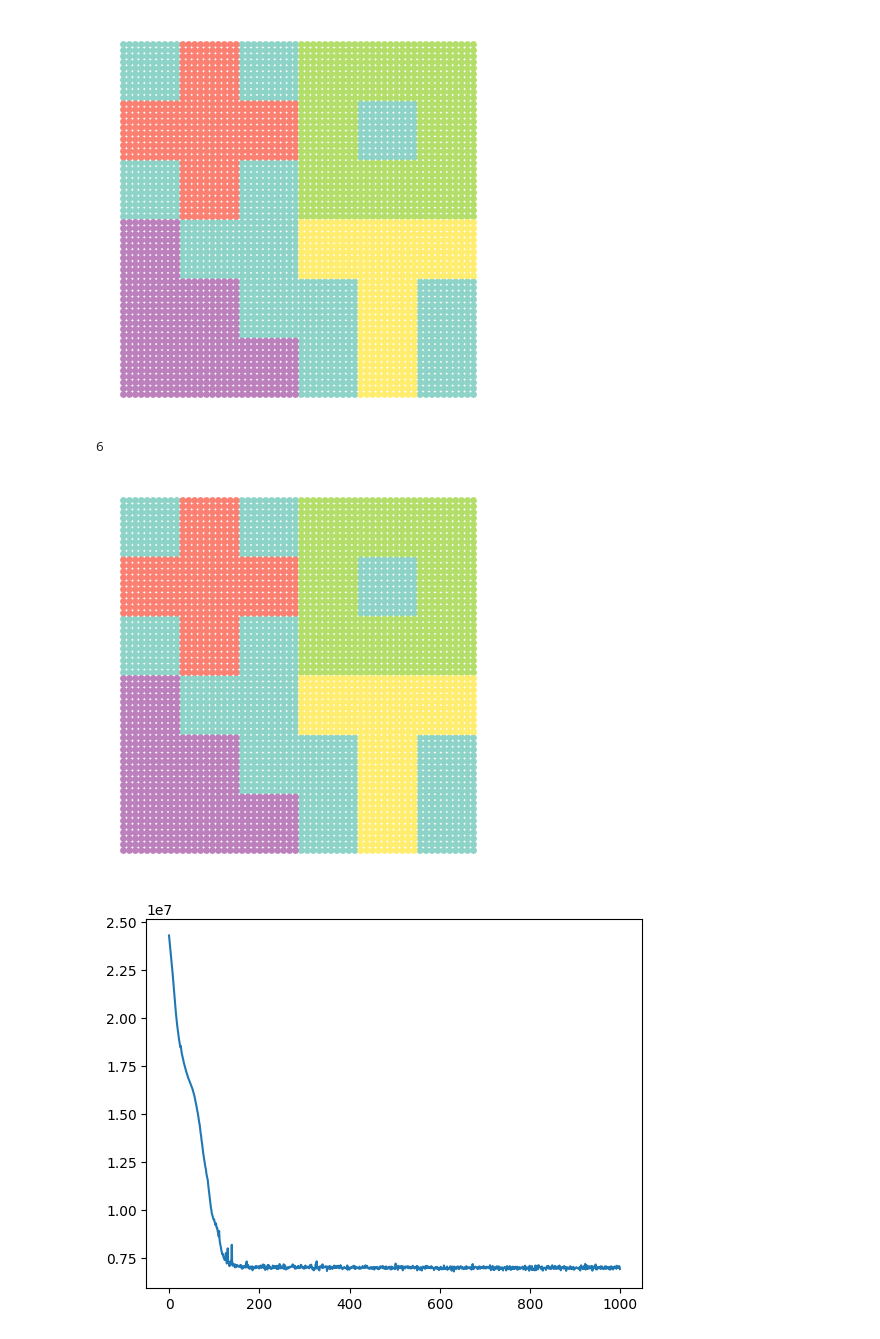
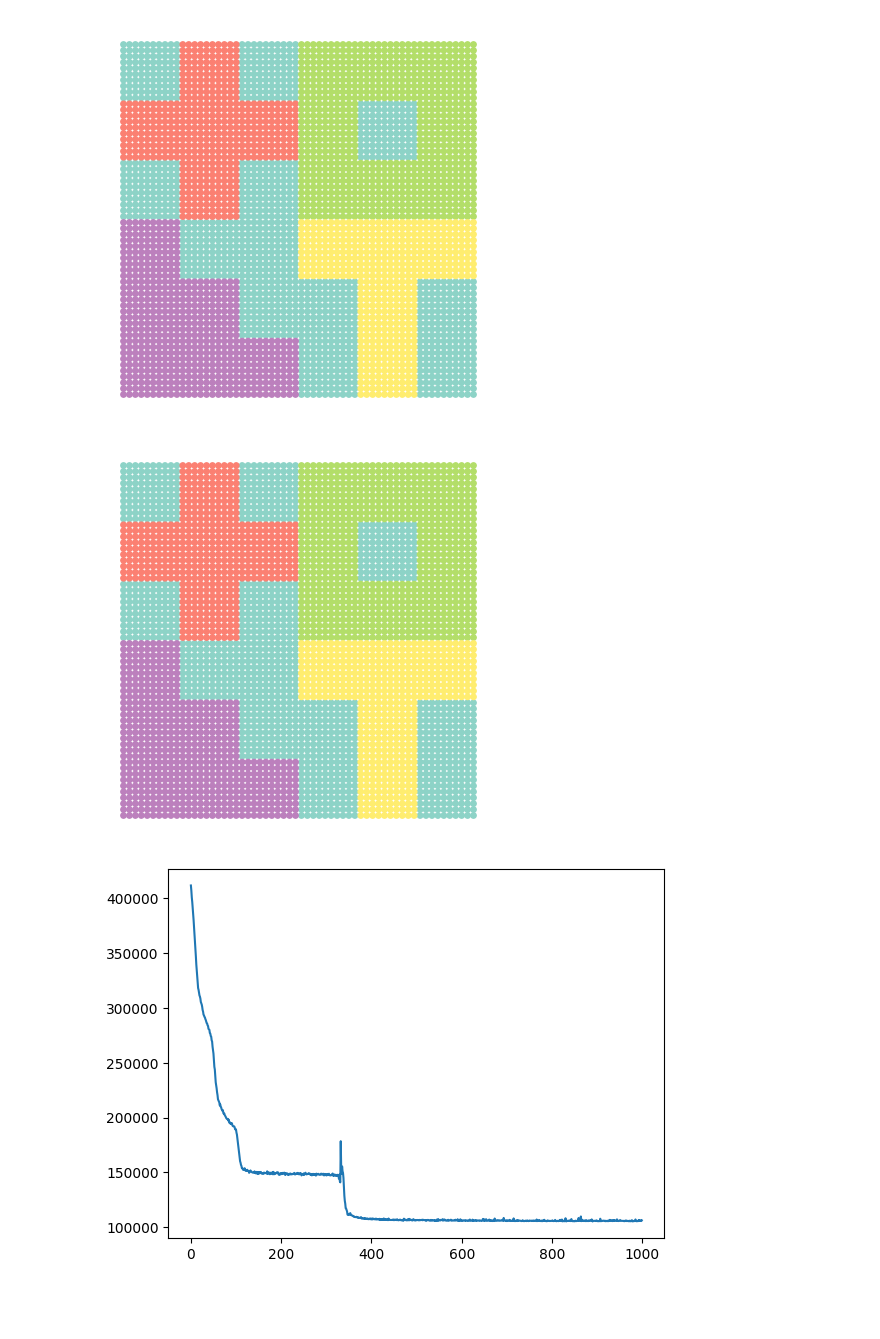
Before and after one commit to craigfouts/asterism, a Jupyter notebook: notebooks/sandbox.ipynb, the cells around one changed output. Saved outputs shown, nothing was run; the diff lists cells and outputs as text; code cells hidden in the pictures; blank space fills up the shorter version.

```diff
--- a/notebooks/sandbox.ipynb
+++ b/notebooks/sandbox.ipynb
@@ -20,12 +20,12 @@ from asterism.utils.nets import ACT, OPTIM, Encoder, MLP
 from asterism.utils.figs import show_dataset
 # %%
 class RNN(nn.Module):
-    def __init__(self, channels, bias=True, act_layer='relu'):
+    def __init__(self, channels, bias=True, act_layer='tanh'):
         super().__init__()
 
         self.channels = channels
 
-        self._model = nn.RNN(self.channels, self.channels, nonlinearity=act_layer, bias=bias)
+        self._model = MLP.layer(self.channels, self.channels, bias, act_layer=act_layer)
         self._x = torch.rand(1, channels)
 
     def forward(self, n_passes=1, x=None):
@@ -33,28 +33,32 @@ class RNN(nn.Module):
             x = self._x
 
         for i in range(1, n_passes):
-            x = torch.cat([x, self._model(x[i - 1:i])[0]])
+            x = torch.cat([x, self._model(x[i - 1:i])])
 
         return x
 
 class RSB(Asterism, nn.Module):
-    def __init__(self, min_topics=2, *, channels=(64, 32), kld_scale=1., optim='adam', desc='RSB', seed=None):
+    def __init__(self, min_topics=2, *, channels=(64, 32), topic_rate=.2, kld_scale=.1, optim='adam', desc='RSB', seed=None):
         super().__init__(desc, seed)
 
         self.min_topics = min_topics
         self.channels = channels
+        self.topic_rate = topic_rate
         self.kld_scale = kld_scale
         self.optim = optim
 
-        self._n_steps = 100
-        self.topic_log_ = []
+        self._n_steps = 1000
 
     def _build(self, X, fit_rate=1e-2, batch_size=128, shuffle=True):
-        self._batch_size, in_channels = batch_size, X.shape[-1]
-        self._loader = DataLoader(X, self._batch_size, shuffle)
+        if batch_size is None:
+            batch_size = X.shape[0]
+
+        in_channels, self.n_topics_ = X.shape[-1], self.min_topics
+        self._loader = DataLoader(X, batch_size, shuffle)
         self._encoder = Encoder(in_channels, *self.channels, act_layer='prelu')
-        self._dt_model, self._tw_model = RNN(self.channels[-1]), RNN(self.channels[-1])
-        self._decoder, self._softmax = MLP(self.channels[-1], in_channels), nn.Softmax(-1)
+        self._dt_model = RNN(self.channels[-1], bias=False, act_layer='prelu')
+        self._tw_model = RNN(self.channels[-1], bias=False, act_layer='prelu')
+        self._decoder = MLP.layer(self.channels[-1], in_channels, bias=False)
         self._optim = OPTIM[self.optim](self.parameters(), lr=fit_rate)
         self.train()
 
@@ -67,7 +71,7 @@ class RSB(Asterism, nn.Module):
         tw_probs = self._decoder(self._tw_model(n_topics))
 
         if z is not None:
-            dt_probs = self._softmax(z@self._dt_model(n_topics).T)
+            dt_probs = F.softmax(z@self._dt_model(n_topics).T, -1)
             X = dt_probs@tw_probs
 
             return X
@@ -76,9 +80,10 @@ class RSB(Asterism, nn.Module):
     def _evaluate(self, X):
         z, kld = self._encoder(X, return_kld=True)
         Xk, XK = self._generate(z, self.n_topics_ - 1), self._generate(z)
-        lossk, lossK = .5*(Xk - X).square().sum(-1), .5*(XK - X).square().sum(-1)
+        lossk = (Xk - X).square().sum(-1)/X.shape[0]
+        lossK = (XK - X).square().sum(-1)/X.shape[0]
 
-        if (lossk - lossK).sum()/lossK.sum() > .2:
+        if (lossk - lossK).sum()/lossK.sum() > self.topic_rate:
             self.n_topics_ += 1
 
         loss = lossK.sum() + self.kld_scale*kld
@@ -86,7 +91,7 @@ class RSB(Asterism, nn.Module):
         return loss
 
     def _step(self):
-        self.n_topics_, loss = self.min_topics, 0.
+        loss = 0.
 
         for x in self._loader:
             x_loss = self._evaluate(x)
@@ -95,7 +100,6 @@ class RSB(Asterism, nn.Module):
 
         self._optim.step()
         self._optim.zero_grad()
-        self.topic_log_.append(self.n_topics_)
 
         return loss
 
@@ -103,8 +107,6 @@ class RSB(Asterism, nn.Module):
         if eval:
             self.eval()
 
-        # z, dt_props = self._encoder(X), self._dt_model(self.n_topics_)
-        # topics = self._softmax(z@dt_props.T).argmax(-1).detach()
         topics = (X@self._generate().T).argmax(-1).detach()
 
         return topics
@@ -113,16 +115,12 @@ data, labels = make_dataset(return_tensor=True)
 show_dataset(data, labels)
 # %% [output]
 [figure]
-# %%
-model.n_topics_
-# %% [output]
-6
 # %%
 model = RSB(2)
-topics = model.fit_predict(data[:, 3:], n_steps=1000, fit_rate=1e-2)
+topics = model.fit_predict(data[:, 3:], fit_rate=1e-2, n_steps=1000)
 show_dataset(data, topics)
 plt.plot(range(len(model.log_)), model.log_)
 plt.show()
 # %% [output]
 [figure]
-[figure, old version]
+[figure, new version]
```
Also changed, not shown: parts of 1 cell of this notebook.
